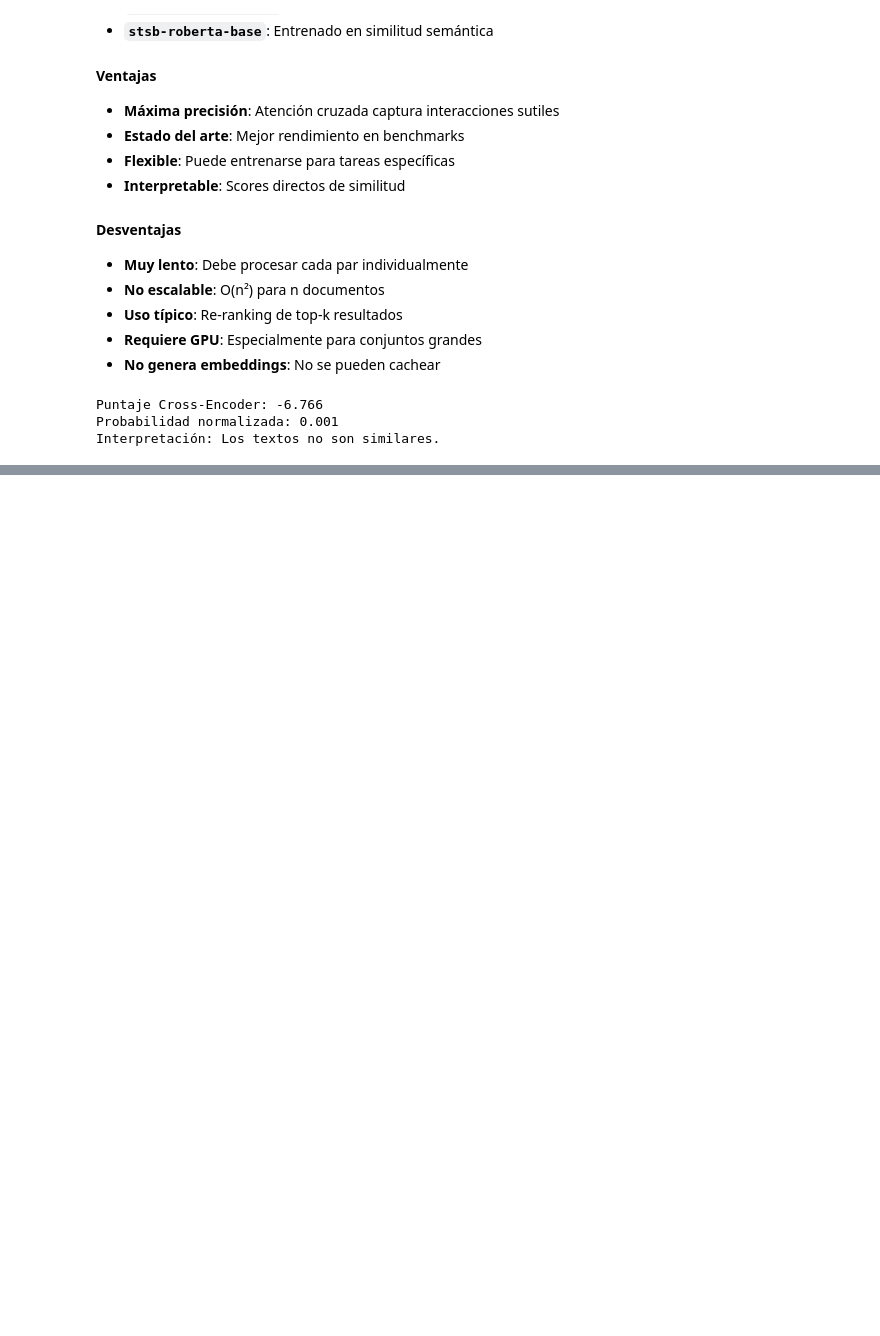
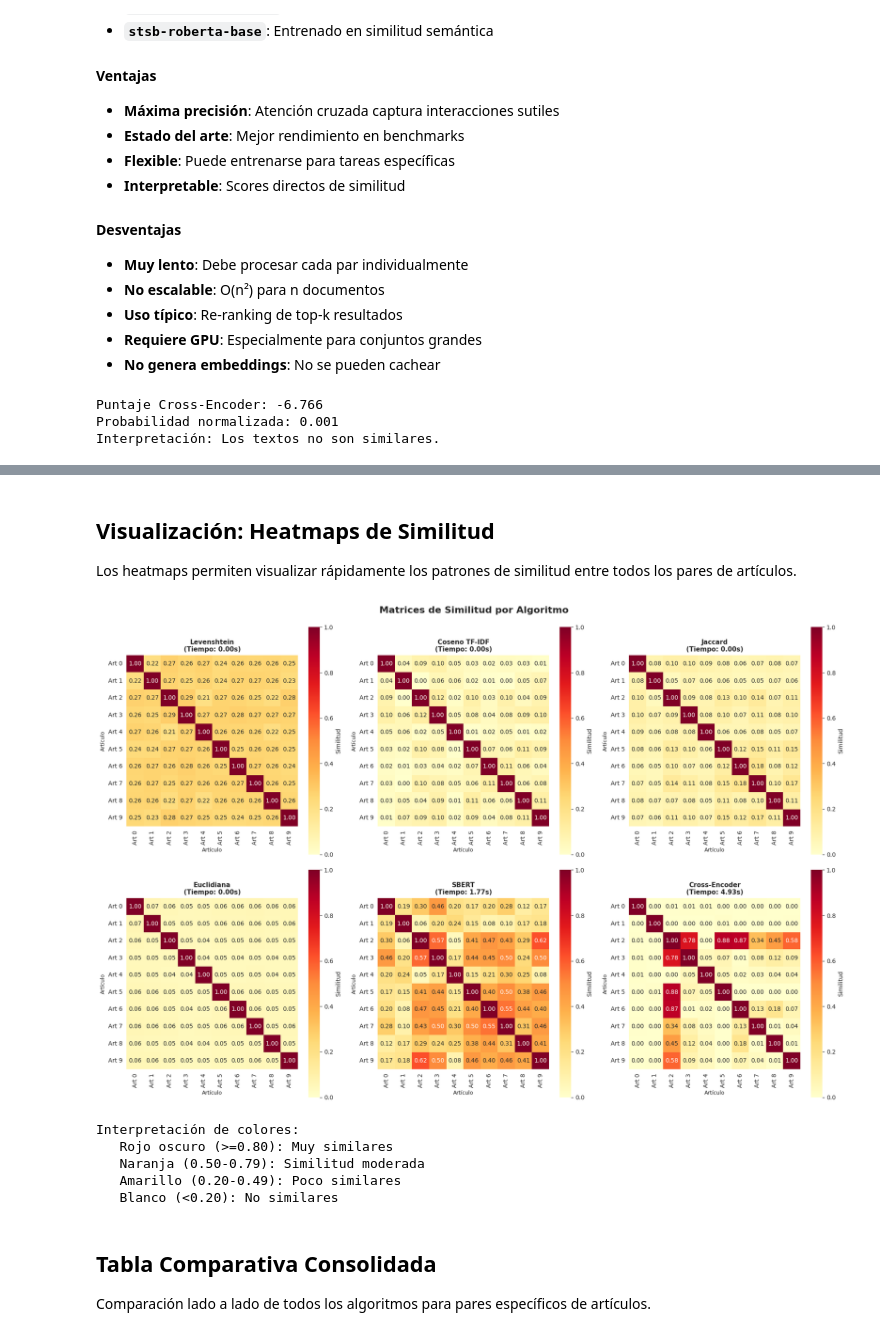
Before and after one commit to BrandonBrandon-alt/proyectoAnalisisAlgoritmos, a Jupyter notebook: proyecto/requerimiento2/Requeriemito2.ipynb, the cells around one changed output, grey strips where cells are left out. Cells and saved outputs as stored; diff of their text form; code cells hidden in the pictures; blank space fills up the shorter version.

Commit message:
se agrego forma de resultado para el requerimiento 2

````diff
--- a/proyecto/requerimiento2/Requeriemito2.ipynb
+++ b/proyecto/requerimiento2/Requeriemito2.ipynb
@@ -187,10 +187,22 @@ df["abstract_len"] = df["abstract"].str.len()
 sample = df[(df["abstract_len"] > 500) & (df["abstract_len"] < 700)].head(3)
 ```
 # %%
-# Ejemplo: selecionando los primeros 3
-abstracts = df["abstract"].head(3).tolist()
-titles = df["title"].head(3).tolist()
+# Selección de muestra más grande para análisis robusto
+import numpy as np
 
+# Filtrar artículos con abstracts válidos (no vacíos)
+df_valid = df_unique[df_unique["abstract"].str.len() > 100].copy()
+
+# Seleccionar 10 artículos para análisis más completo
+N_SAMPLES = 10
+abstracts = df_valid["abstract"].head(N_SAMPLES).tolist()
+titles = df_valid["title"].head(N_SAMPLES).tolist()
+
+print(f"Seleccionados {N_SAMPLES} artículos para análisis de similitud\n")
+print("=" * 80)
 for i, t in enumerate(titles):
-    print(f"{i}. {t}\n{abstracts[i][:200]}...\n")
+    abstract_preview = abstracts[i][:150].replace('\n', ' ')
+    print(f"\n[{i}] {t}")
+    print(f"    {abstract_preview}...")
+print("\n" + "=" * 80)
 # %% [output]
@@ -753,0 +930,54 @@ Interpretación: Los textos no son similares.
+# %% [markdown]
+## Visualización: Heatmaps de Similitud
+
+Los heatmaps permiten visualizar rápidamente los patrones de similitud entre todos los pares de artículos.
+# %%
+# Crear figura con subplots para cada algoritmo
+fig, axes = plt.subplots(2, 3, figsize=(18, 12))
+fig.suptitle('Matrices de Similitud por Algoritmo', fontsize=16, fontweight='bold', y=0.995)
+
+# Etiquetas cortas para los artículos
+labels = [f"Art {i}" for i in range(N_SAMPLES)]
+
+algorithms = ['Levenshtein', 'Coseno TF-IDF', 'Jaccard', 'Euclidiana', 'SBERT', 'Cross-Encoder']
+
+for idx, (ax, algo) in enumerate(zip(axes.flat, algorithms)):
+    matrix = results[algo]['matrix']
+
+    # Crear heatmap
+    sns.heatmap(matrix,
+                annot=True,
+                fmt='.2f',
+                cmap='YlOrRd',
+                vmin=0,
+                vmax=1,
+                square=True,
+                cbar_kws={'label': 'Similitud'},
+                xticklabels=labels,
+                yticklabels=labels,
+                ax=ax)
+
+    ax.set_title(f'{algo}\n(Tiempo: {results[algo]["time"]:.2f}s)',
+                 fontweight='bold', fontsize=11)
+    ax.set_xlabel('Artículo', fontsize=9)
+    ax.set_ylabel('Artículo', fontsize=9)
+
+plt.tight_layout()
+plt.show()
+
+print("\nInterpretación de colores:")
+print("   Rojo oscuro (>=0.80): Muy similares")
+print("   Naranja (0.50-0.79): Similitud moderada")
+print("   Amarillo (0.20-0.49): Poco similares")
+print("   Blanco (<0.20): No similares")
+# %% [output]
+[figure, added]
+Interpretación de colores:
+   Rojo oscuro (>=0.80): Muy similares
+   Naranja (0.50-0.79): Similitud moderada
+   Amarillo (0.20-0.49): Poco similares
+   Blanco (<0.20): No similares
+# %% [markdown]
+## Tabla Comparativa Consolidada
+
+Comparación lado a lado de todos los algoritmos para pares específicos de artículos.
````
Also changed, not shown: parts of 12 cells of this notebook.
